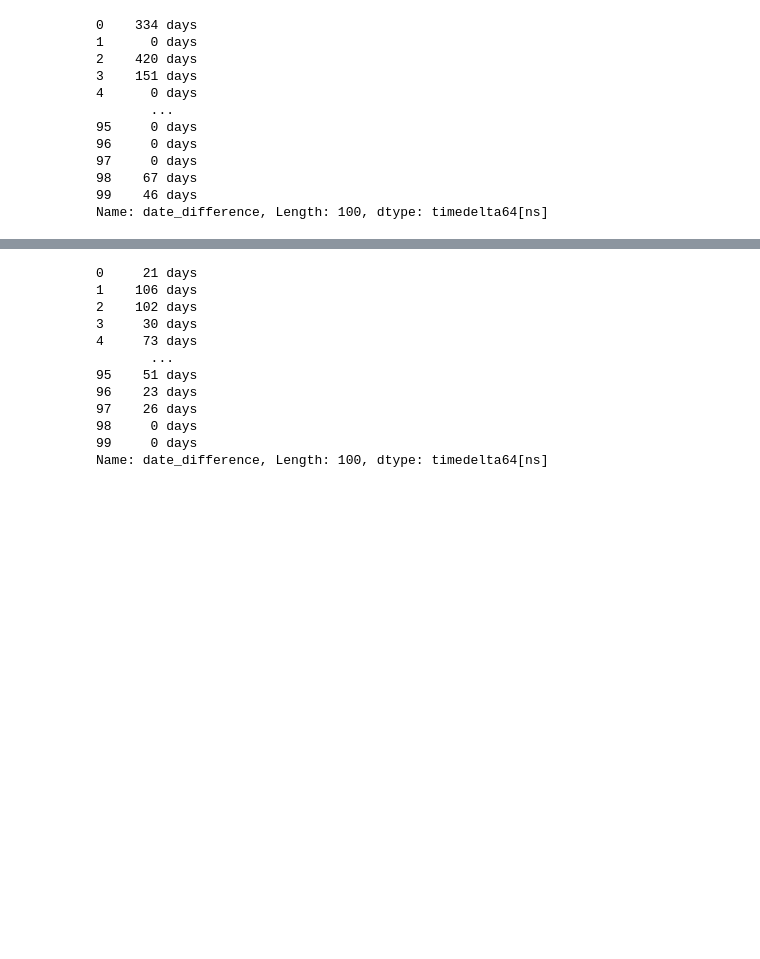
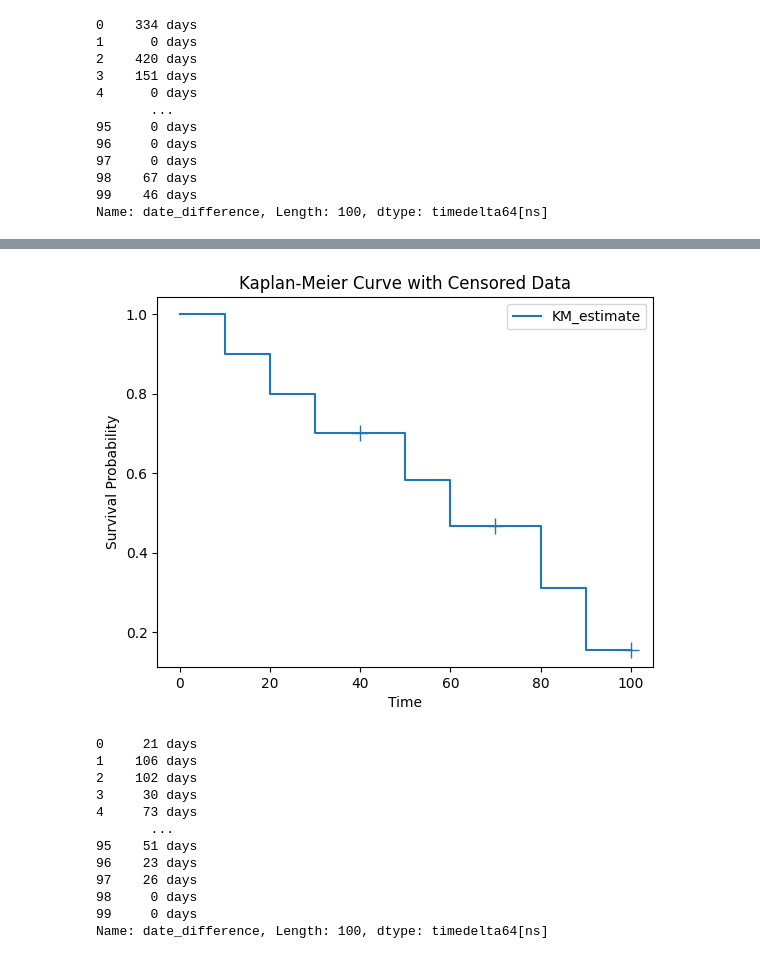
Before and after one commit to qiudongsong/-, a Jupyter notebook: 紫杉醇.ipynb, the cells around one changed output, grey strips where cells are left out. Drawn from its saved outputs; the diff is of its cells as text; code cells hidden in the pictures; blank space fills up the shorter version.

```diff
--- a/紫杉醇.ipynb
+++ b/紫杉醇.ipynb
@@ -675,3 +670,31 @@ AttributeError: CoxPHFitter has no attribute 'hazards_'
+# %%
+#Example
+import pandas as pd
+import matplotlib.pyplot as plt
+from lifelines import KaplanMeierFitter
+
+# Example survival data
+data = {'Time': [10, 20, 30, 40, 50, 60, 70, 80, 90, 100],
+        'Event': [1, 1, 1, 0, 1, 1, 0, 1, 1, 0]}
+
+df = pd.DataFrame(data)
+
+# Compute Kaplan-Meier estimates with censored data
+kmf = KaplanMeierFitter()
+kmf.fit(df['Time'], event_observed=df['Event'])
+
+# Plot the KM curve with censored data
+kmf.plot(ci_show=False, show_censors=True)
+
+# Customize the plot
+plt.xlabel('Time')
+plt.ylabel('Survival Probability')
+plt.title('Kaplan-Meier Curve with Censored Data')
+
+# Show the plot
+plt.show()
+# %% [output]
+[figure, added]
 # %%
 
 # Convert date columns to datetime data type
```
Also changed, not shown: parts of 10 cells of this notebook, 6 other files.
